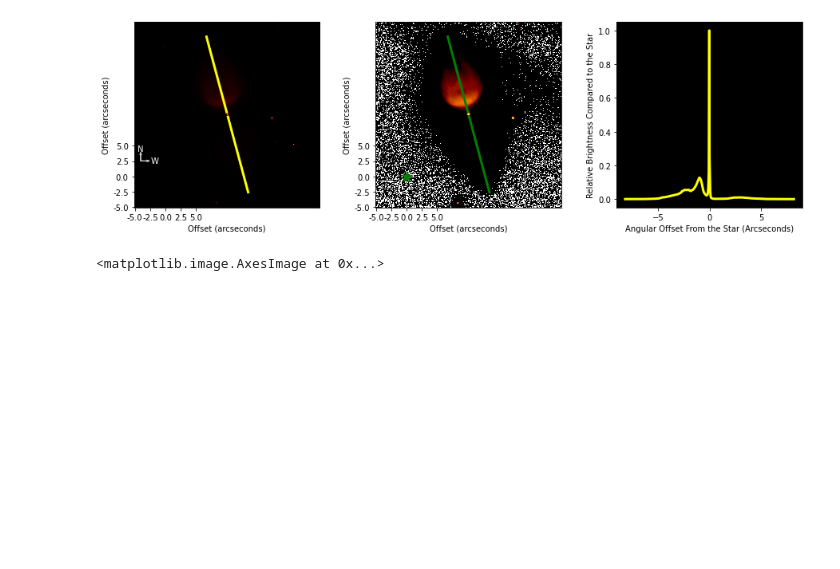
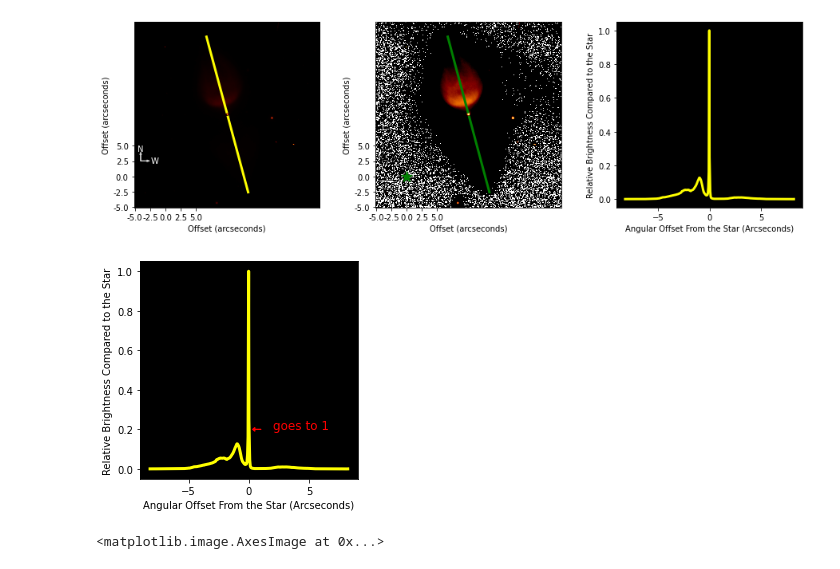
Before and after one commit to yunqibillyli/Project-Bipolar, a Jupyter notebook: Image Reader.ipynb, the cells around one changed output. Drawn from its saved outputs; the diff is of its cells as text; code cells hidden in the pictures; blank space fills up the shorter version.

```diff
--- a/Image Reader.ipynb
+++ b/Image Reader.ipynb
@@ -917,6 +916,27 @@ plt.subplots_adjust(wspace = 0.3)
 # plt.savefig('HST M1-92-combined', dpi = 100)
 # %% [output]
 [figure]
+# %%
+plt.plot(x_hst, normalizedYHST, color = 'yellow', alpha = 1, linewidth = 3, label = 'HST')
+
+plt.annotate("goes to 1",
+                 xy=(2, 0.2),
+                 fontsize=12,
+                 color='red')
+
+# Draw the arrow separately using arrow
+plt.arrow(1, 0.2, -0.5, 0,
+              head_width=0.02,
+              head_length=0.2,
+              fc='red',
+              ec='red')
+
+plt.gca().set_aspect(np.amax(x_hst) * 2)
+plt.xlabel('Angular Offset From the Star (Arcseconds)')
+plt.ylabel('Relative Brightness Compared to the Star')
+plt.gca().set_facecolor('black')
+# %% [output]
+[figure, added]
 # %%
 psf_data = fits.open("psf_f547m_pc1_400.fits")[0].data
 # %%
```
Also changed, not shown: parts of 15 cells of this notebook, 13 other files.
